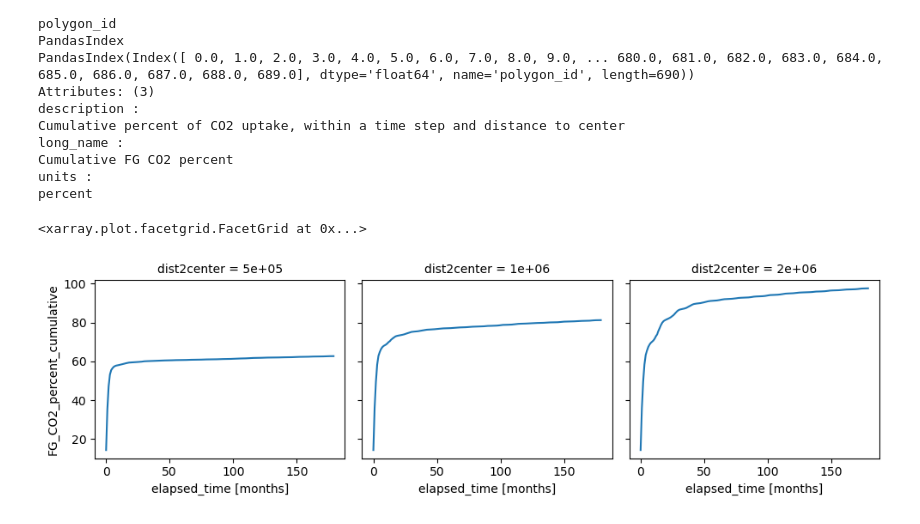
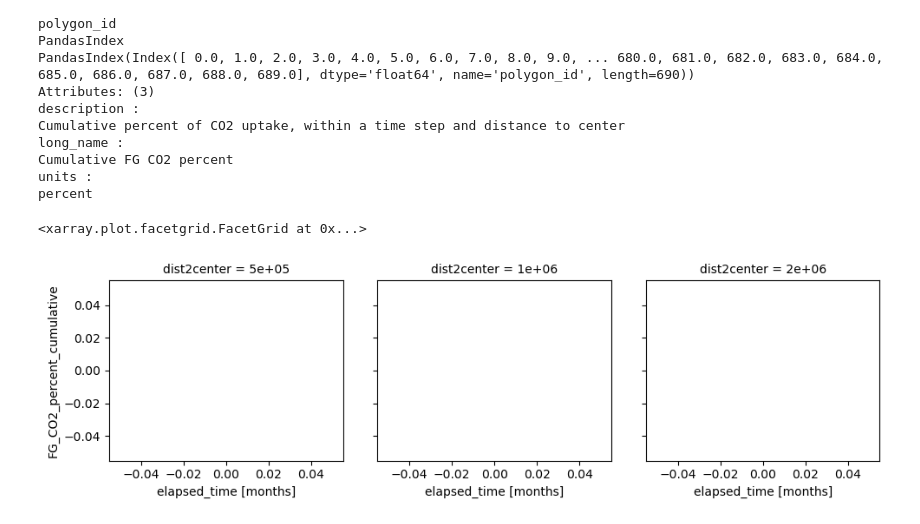
Before and after one commit to NoraLoose/Ocean-CDR-Atlas-v0, a Jupyter notebook: workflows/dor-atlas/notebooks/qa-qc-store-3.ipynb, the cells around one changed output. Saved outputs shown, nothing was run; the diff lists cells and outputs as text; code cells hidden in the pictures.

```diff
--- a/workflows/dor-atlas/notebooks/qa-qc-store-3.ipynb
+++ b/workflows/dor-atlas/notebooks/qa-qc-store-3.ipynb
@@ -45,7 +45,7 @@ Cumulative FG CO2 percent
 units :
 percent
 # %%
-ds.FG_CO2_percent_cumulative.isel(polygon_id=0, intervention_month=3).plot(col='dist2center')
+ds.FG_CO2_percent_cumulative.isel(polygon_id=2, intervention_month=3).plot(col='dist2center')
 # %% [output]
 <xarray.plot.facetgrid.FacetGrid at 0x...>
-[figure, old version]
+[figure, new version]
```
Also changed, not shown: 2 other files.
